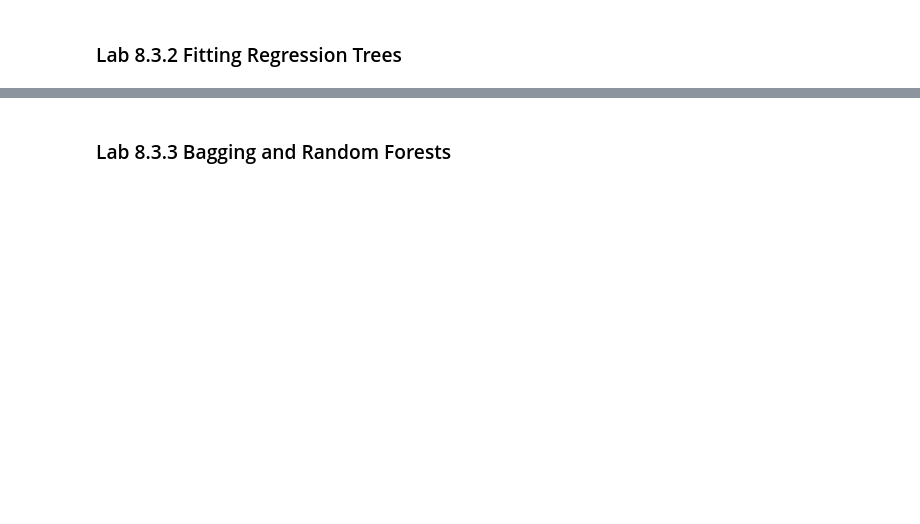
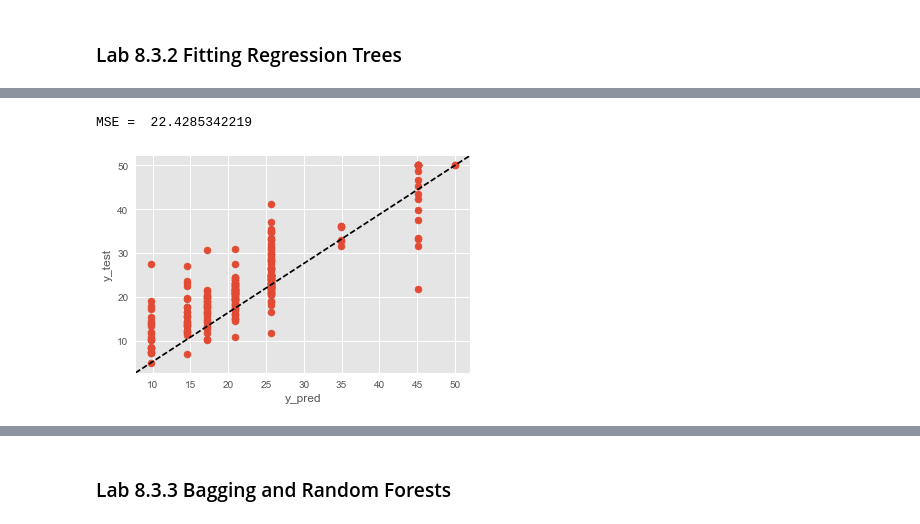
Before and after one commit to 0liu/ISLR, a Jupyter notebook: Chapter 8 Tree-Based Methods.ipynb, the cells around one changed output, grey strips where cells are left out. Cells and saved outputs as stored; diff of their text form; code cells hidden in the pictures; blank space fills up the shorter version.

```diff
--- a/Chapter 8 Tree-Based Methods.ipynb
+++ b/Chapter 8 Tree-Based Methods.ipynb
@@ -49,0 +165,12 @@ mpl.style.use('ggplot')
+# %%
+# Prediction
+y_pred = tree_regr.predict(X_test)
+print("MSE = ", mean_squared_error(y_test, y_pred))
+plt.scatter(y_pred, y_test, label='medv')
+plt.plot([0, 1], [0, 1], '--k', transform=plt.gca().transAxes)
+plt.xlabel('y_pred')
+plt.ylabel('y_test')
+plt.show()
+# %% [output]
+MSE =  22.4285342219
+[figure, added]
```
Also changed, not shown: parts of 18 cells of this notebook.
